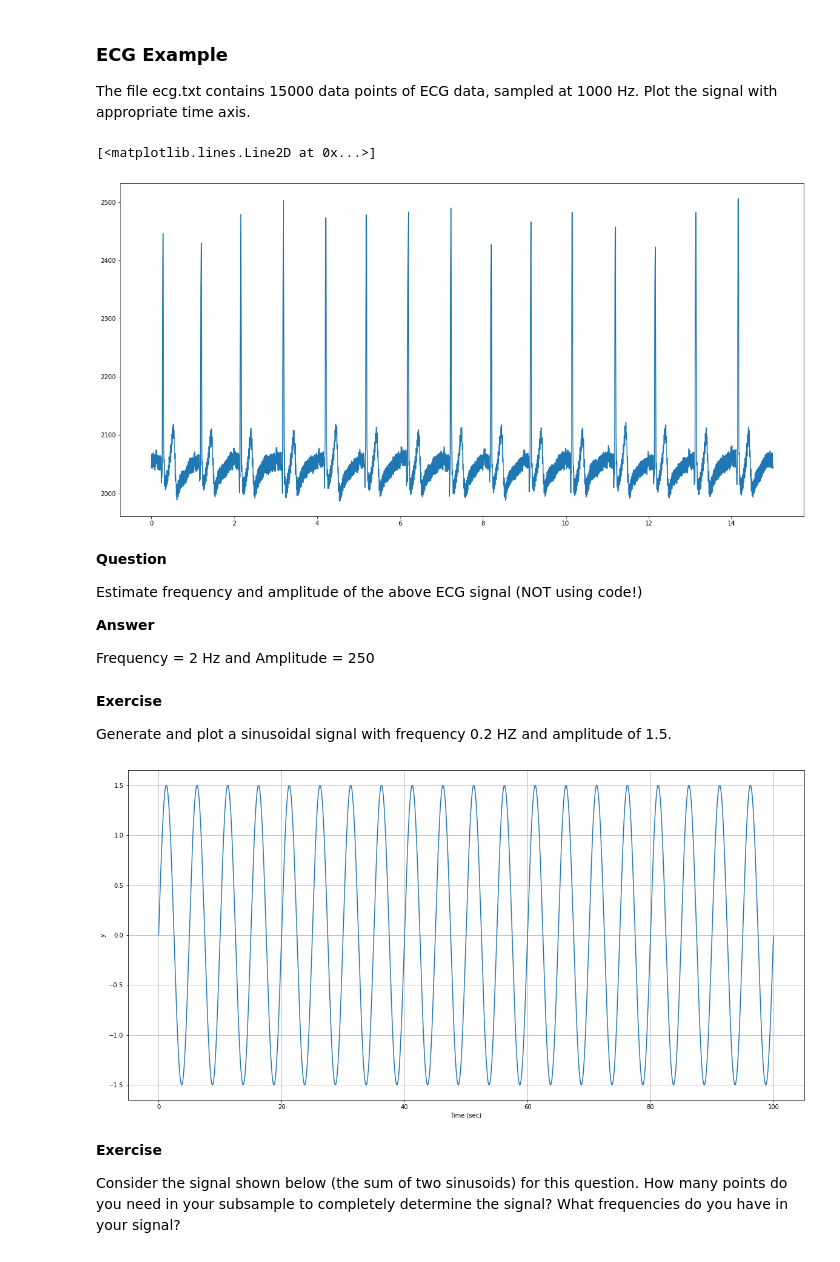
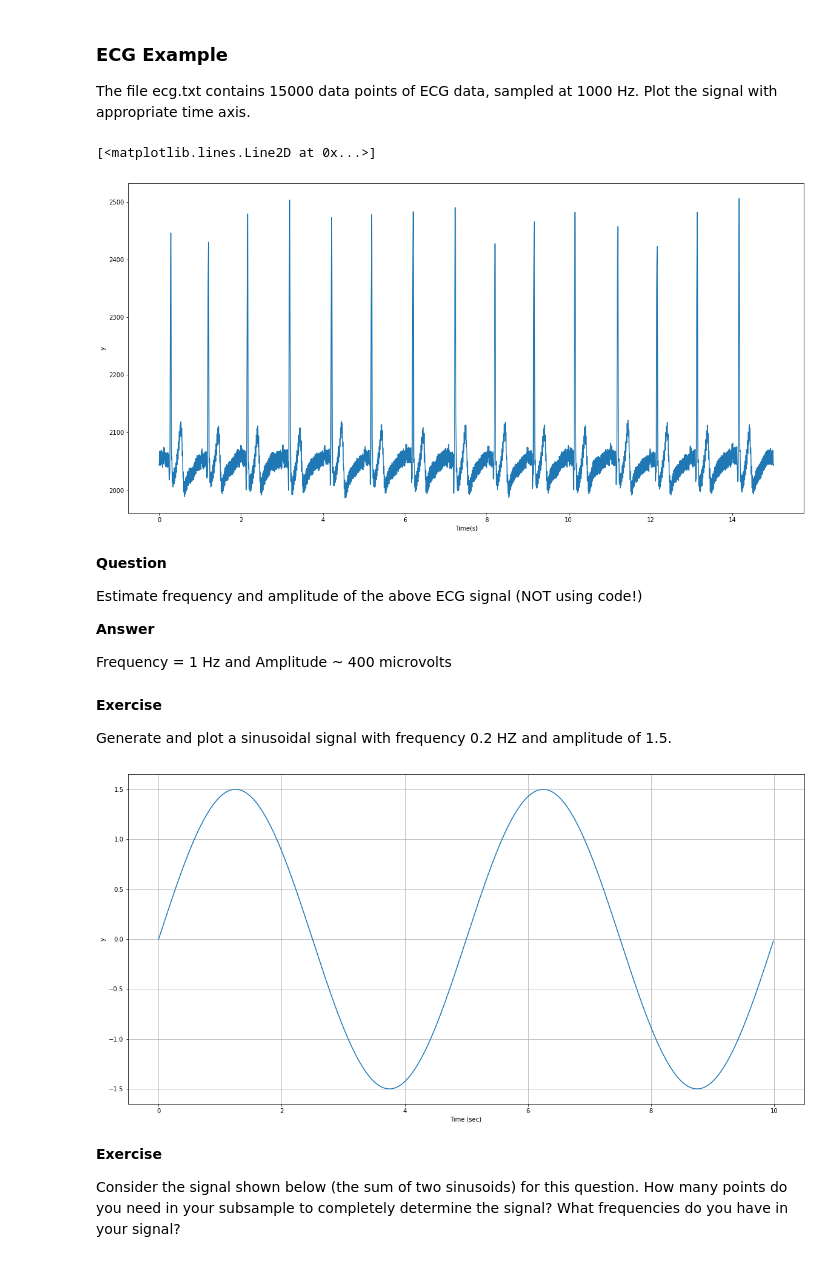
Before and after one commit to rapster1/Week2_Public, a Jupyter notebook: Notebooks/02_SignalsProcessing/SignalsProcessing_Exercises.ipynb, the cells around one changed output. Cells and saved outputs as stored; diff of their text form; code cells hidden in the pictures.

```diff
--- a/Notebooks/02_SignalsProcessing/SignalsProcessing_Exercises.ipynb
+++ b/Notebooks/02_SignalsProcessing/SignalsProcessing_Exercises.ipynb
@@ -47,10 +47,12 @@ t = np.arange(n_sec*n_points_per_sec)/n_points_per_sec
 
 plt.figure(figsize=(20,10))
 #plt.scatter(t, ecg_microvolts)
+plt.ylabel('y')
+plt.xlabel('Time(s)')
 plt.plot(t, ecg_microvolts)
 # %% [output]
 [<matplotlib.lines.Line2D at 0x...>]
-[figure, old version]
+[figure, new version]
 # %% [markdown]
 __Question__
 
@@ -58,33 +60,33 @@ Estimate frequency and amplitude of the above ECG signal (NOT using code!)
 
 __Answer__
 
-Frequency = 2 Hz
+Frequency = 1 Hz
 and
-Amplitude = 250
+Amplitude ~ 400 microvolts
 # %% [markdown]
 __Exercise__
 
 Generate and plot a sinusoidal signal with frequency 0.2 HZ and amplitude of 1.5.
 # %%
 # write code here
-n_sec = 100
+n_sec = 10
 n_points_per_sec = 100
 amplitude = 1.5
 t = np.arange(n_sec*n_points_per_sec)/n_points_per_sec
 
 oscillation_per_second = 0.2
 angular_frequency = 2*np.pi*oscillation_per_second
 phase = 0
 
 y = amplitude*np.sin(angular_frequency*t + phase)
 
 plt.figure(figsize=(20,10))
 plt.plot(t,y)
 plt.xlabel('Time (sec)')
 plt.ylabel('y')
 plt.grid()
 # %% [output]
-[figure, old version]
+[figure, new version]
 # %% [markdown]
 __Exercise__
 
```
Also changed, not shown: parts of 4 cells of this notebook.
